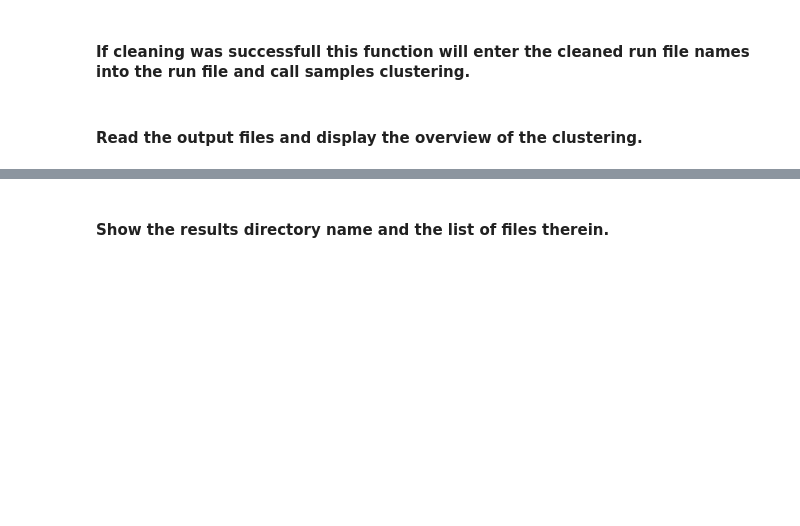
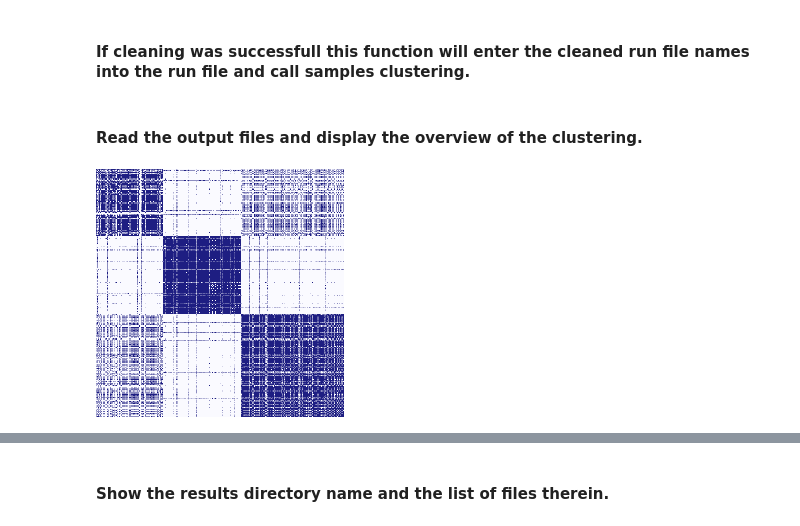
Before and after one commit to XikunZhang/knoweng_dev_tools, a Jupyter notebook: notebook_make/git_clean_behind_the_scene_SC.ipynb, the cells around one changed output, grey strips where cells are left out. Cells and saved outputs as stored; diff of their text form; code cells hidden in the pictures; blank space fills up the shorter version.

Commit message:
moved sc and display into run file utility

```diff
--- a/notebook_make/git_clean_behind_the_scene_SC.ipynb
+++ b/notebook_make/git_clean_behind_the_scene_SC.ipynb
@@ -29,7 +28,7 @@ rfu.git_clone_Samples_Clustering(os.path.abspath('../../'))
 run_dir             = '../test/run_dir'
 base_path           = os.path.abspath('../../')
 notebook_run_file   = os.path.join(base_path, 'knoweng_dev_tools/data/run_files/samples_clustering_4_notebook.yml')
-run_file_name       = rfu.set_run_file_path_to_abs(notebook_run_file, run_dir)
+run_file_name       = ru.set_run_file_path_to_abs(notebook_run_file, run_dir)
 
 not_needed_name, yaml_file = os.path.split(run_file_name)
-print('Run File Name Is:\n',yaml_file, '\nIn\n', run_file_name)
+print('Run File Name Is:\n', yaml_file, '\nIn\n', run_file_name)
@@ -36,5 +40,5 @@ print('Run File Name Is:\n',yaml_file, '\nIn\n', run_file_name)
 # %% [markdown]
 #### Run the data cleanup pipeline to insure that the gene names and data values are usable by samples clustering pipeline.
 # %%
-SUCCESS, log_dict, data_cleanup_run_time = rfu.run_data_cleanup(run_dir, yaml_file)
+SUCCESS, log_dict, data_cleanup_run_time = ru.run_data_cleanup(run_dir, yaml_file)
 print('SUCCESS = ', SUCCESS, 'data_cleanup_run_time', data_cleanup_run_time)
@@ -42,11 +48,11 @@ print('SUCCESS = ', SUCCESS, 'data_cleanup_run_time', data_cleanup_run_time)
 #### If cleaning was successfull this function will enter the cleaned run file names into the run file and call samples clustering.
 # %%
 #                   Update the run file with the names of the cleaned data files - or view the error log
-Cleanup_Completed = rfu.update_run_file_post_clean(run_file_name)
+Cleanup_Completed = ru.update_run_file_post_clean(run_file_name)
 
 #                   Run Samples Clustering
-if Cleanup_Completed == True
-    samples_clustering_run_time = rfu.run_samples_clustering(run_dir, yaml_file)
+if Cleanup_Completed == True:
+    samples_clustering_run_time = ru.run_samples_clustering(run_dir, yaml_file)
     print(' Samples Clustering running time: ',samples_clustering_run_time)
 else:
     print('Cleanup_Completed = ', Cleanup_Completed)
@@ -66,0 +61,6 @@ if cluster_eval_df is not None:
+# %%
+#                   Display Samples Clustering (most recent) Results
+
+ru.display_samples_clustering_results(run_file_name)
+# %% [output]
+[figure, added]
```
Also changed, not shown: parts of 8 cells of this notebook.
